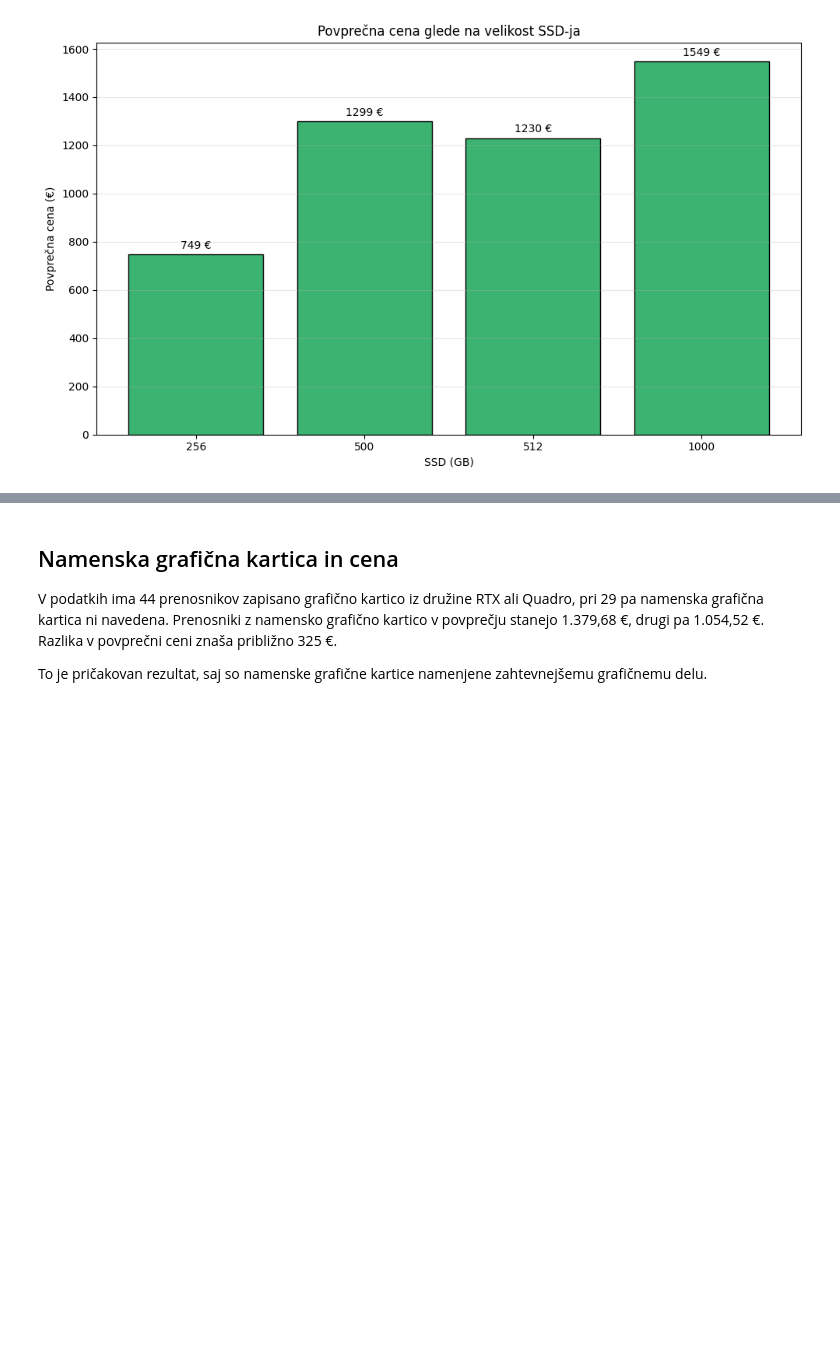
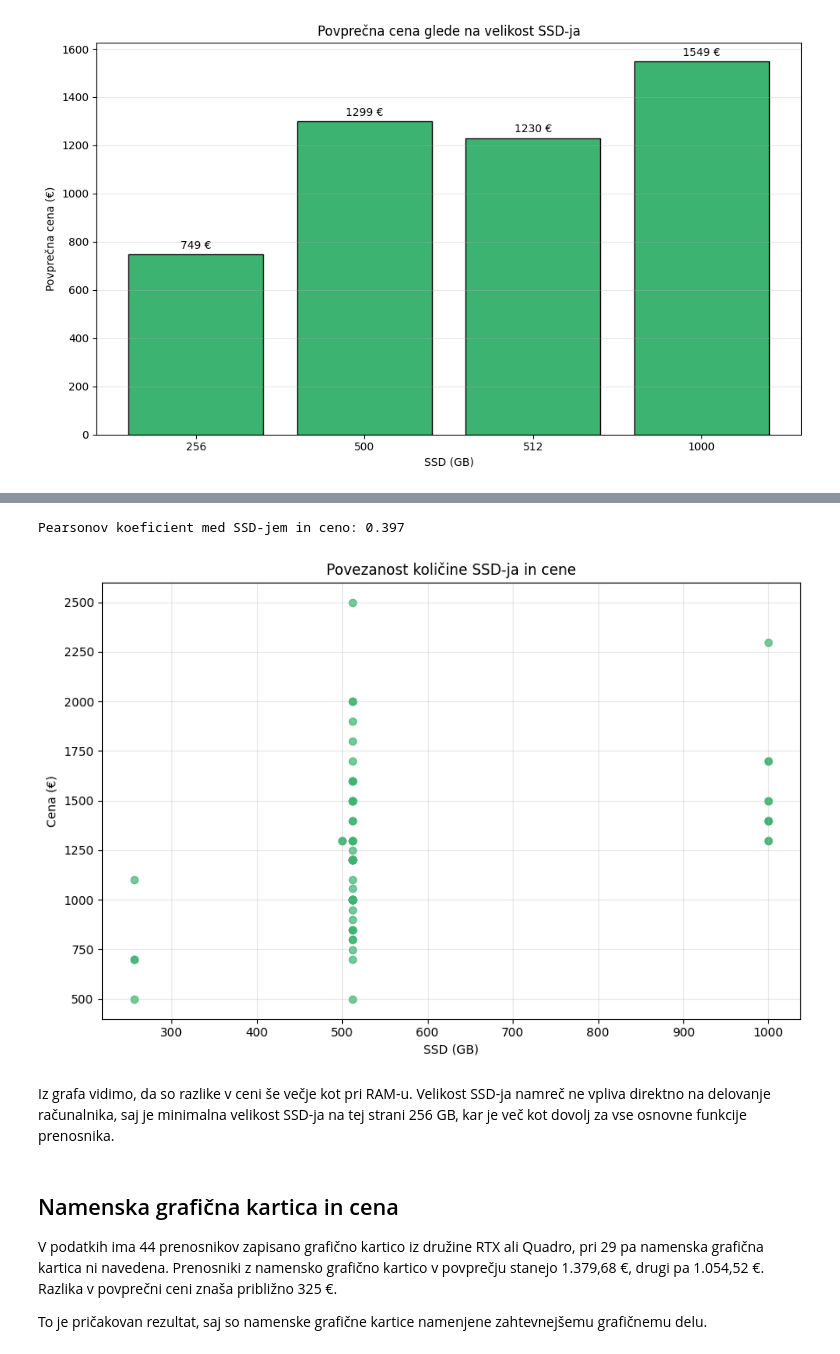
Before and after one commit to dkalan17/seminarska_uvp, a Jupyter notebook: analiza_prenosnikov.ipynb, the cells around one changed output, grey strips where cells are left out. Saved outputs shown, nothing was run; the diff lists cells and outputs as text; code cells hidden in the pictures; blank space fills up the shorter version.

```diff
--- a/analiza_prenosnikov.ipynb
+++ b/analiza_prenosnikov.ipynb
@@ -204,3 +229,20 @@ plt.show()
+# %%
+pearson_ssd = podatki['ssd_gb'].corr(podatki['cena_eur'])
+print(f'Pearsonov koeficient med SSD-jem in ceno: {pearson_ssd:.3f}')
+
+plt.figure(figsize=(9, 6))
+plt.scatter(podatki['ssd_gb'], podatki['cena_eur'], color='mediumseagreen', alpha=0.7)
+plt.title('Povezanost količine SSD-ja in cene')
+plt.xlabel('SSD (GB)')
+plt.ylabel('Cena (€)')
+plt.grid(alpha=0.3)
+plt.tight_layout()
+plt.show()
+# %% [output]
+Pearsonov koeficient med SSD-jem in ceno: 0.397
+[figure, added]
+# %% [markdown]
+Iz grafa vidimo, da so razlike v ceni še večje kot pri RAM-u. Velikost SSD-ja namreč ne vpliva direktno na delovanje računalnika, saj je minimalna velikost SSD-ja na tej strani 256 GB, kar je več kot dovolj za vse osnovne funkcije prenosnika.
 # %% [markdown]
 ## Namenska grafična kartica in cena
 
```
Also changed, not shown: parts of 5 cells of this notebook, 3 other files.
